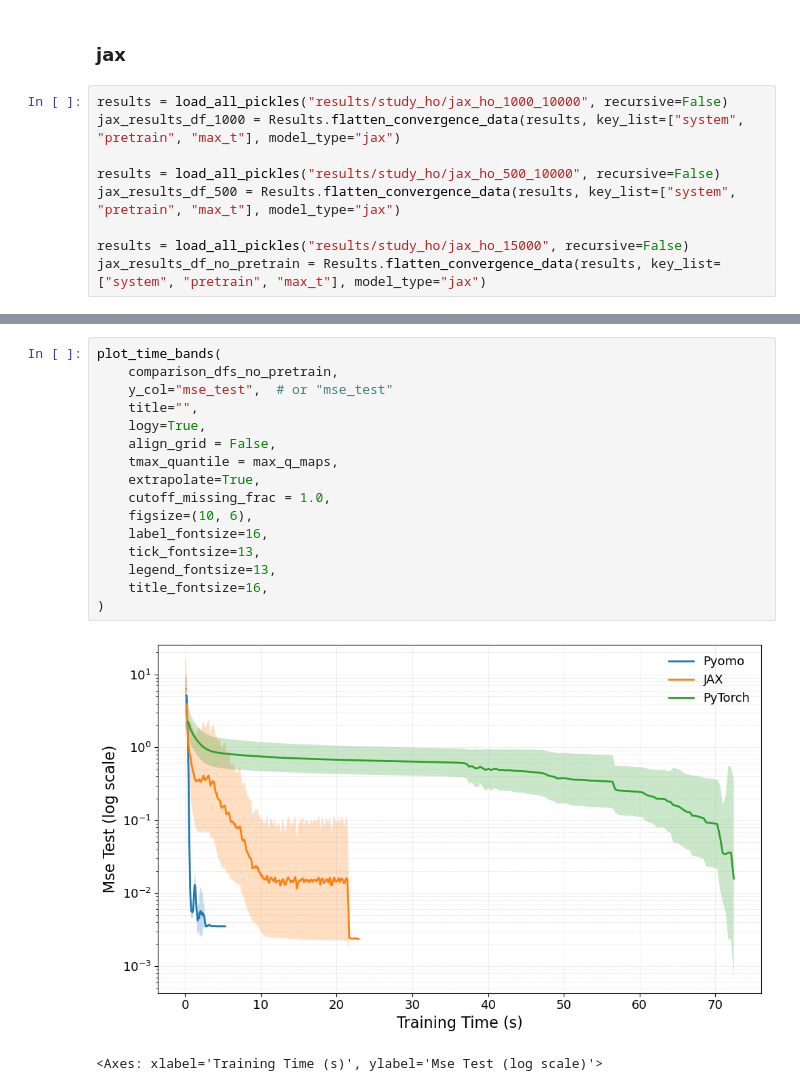
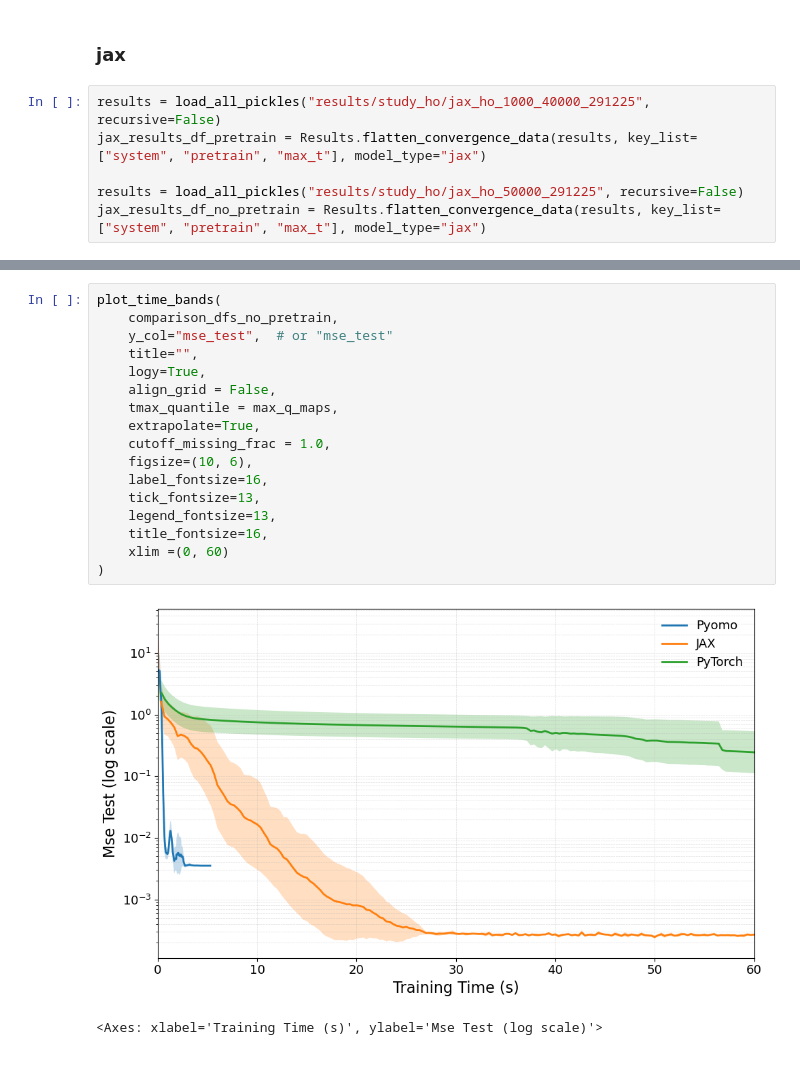
Before and after one commit to mariashapo/NODE, a Jupyter notebook: src/analysis/synthetic/training_conv_ho.ipynb, the cells around one changed output, grey strips where cells are left out. Drawn from its saved outputs; the diff is of its cells as text.

```diff
--- a/src/analysis/synthetic/training_conv_ho.ipynb
+++ b/src/analysis/synthetic/training_conv_ho.ipynb
@@ -112,12 +112,9 @@ plot_time_bands(
 # %% [markdown]
 ### jax
 # %%
-results = load_all_pickles("results/study_ho/jax_ho_1000_10000", recursive=False)
-jax_results_df_1000 = Results.flatten_convergence_data(results, key_list=["system", "pretrain", "max_t"], model_type="jax")
+results = load_all_pickles("results/study_ho/jax_ho_1000_40000_291225", recursive=False)
+jax_results_df_pretrain = Results.flatten_convergence_data(results, key_list=["system", "pretrain", "max_t"], model_type="jax")
 
-results = load_all_pickles("results/study_ho/jax_ho_500_10000", recursive=False)
-jax_results_df_500 = Results.flatten_convergence_data(results, key_list=["system", "pretrain", "max_t"], model_type="jax")
-
-results = load_all_pickles("results/study_ho/jax_ho_15000", recursive=False)
+results = load_all_pickles("results/study_ho/jax_ho_50000_291225", recursive=False)
 jax_results_df_no_pretrain = Results.flatten_convergence_data(results, key_list=["system", "pretrain", "max_t"], model_type="jax")
 # %% [output]
@@ -196,19 +192,20 @@ plot_time_bands(
 # %%
 plot_time_bands(
     comparison_dfs_no_pretrain,
     y_col="mse_test",  # or "mse_test"
     title="",
     logy=True,
     align_grid = False,
     tmax_quantile = max_q_maps,
     extrapolate=True,
     cutoff_missing_frac = 1.0,
     figsize=(10, 6),
     label_fontsize=16,
     tick_fontsize=13,
     legend_fontsize=13,
     title_fontsize=16,
+    xlim =(0, 60)
 )
 # %% [output]
-[figure, old version]
+[figure, new version]
 <Axes: xlabel='Training Time (s)', ylabel='Mse Test (log scale)'>
```
Also changed, not shown: parts of 6 cells of this notebook, 11 other files.
